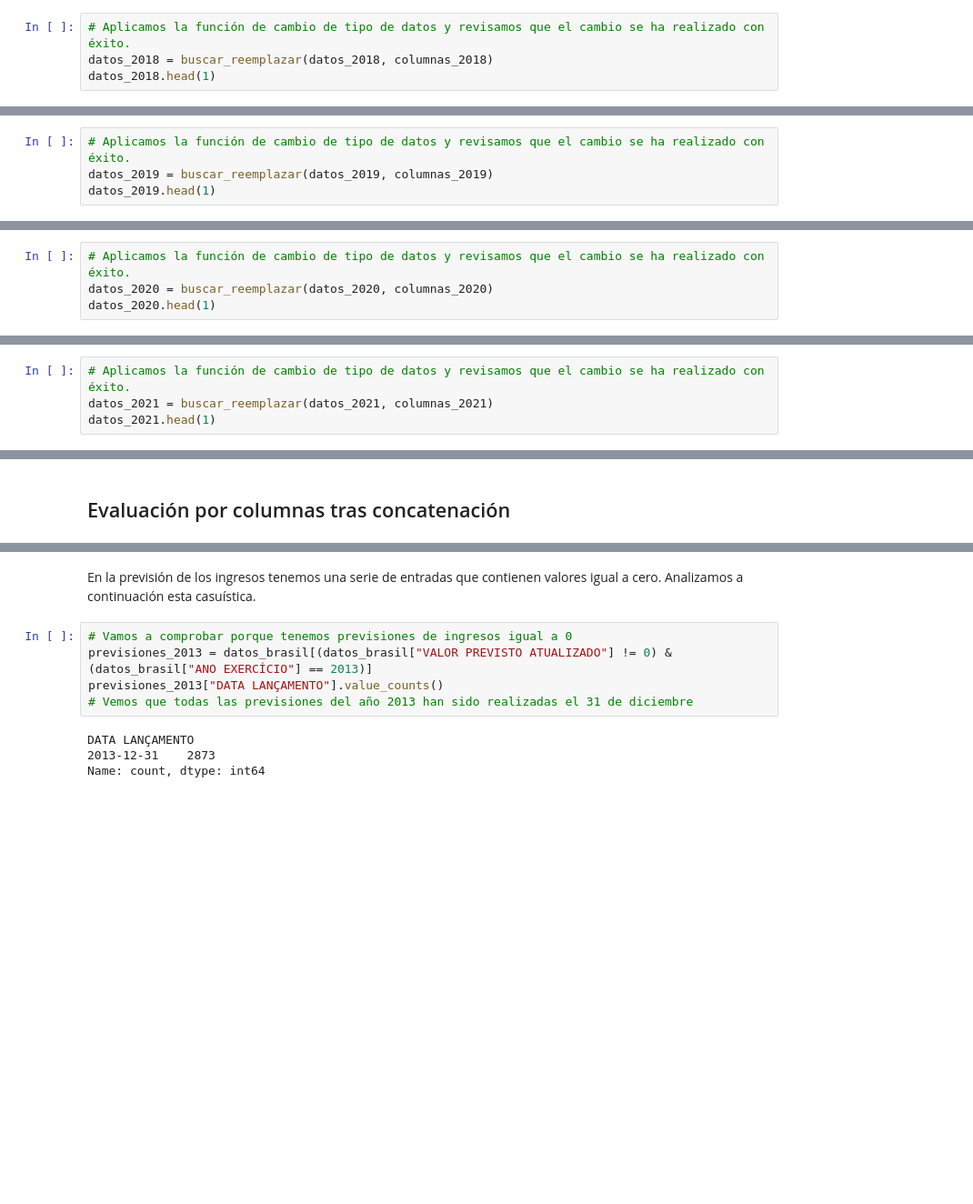
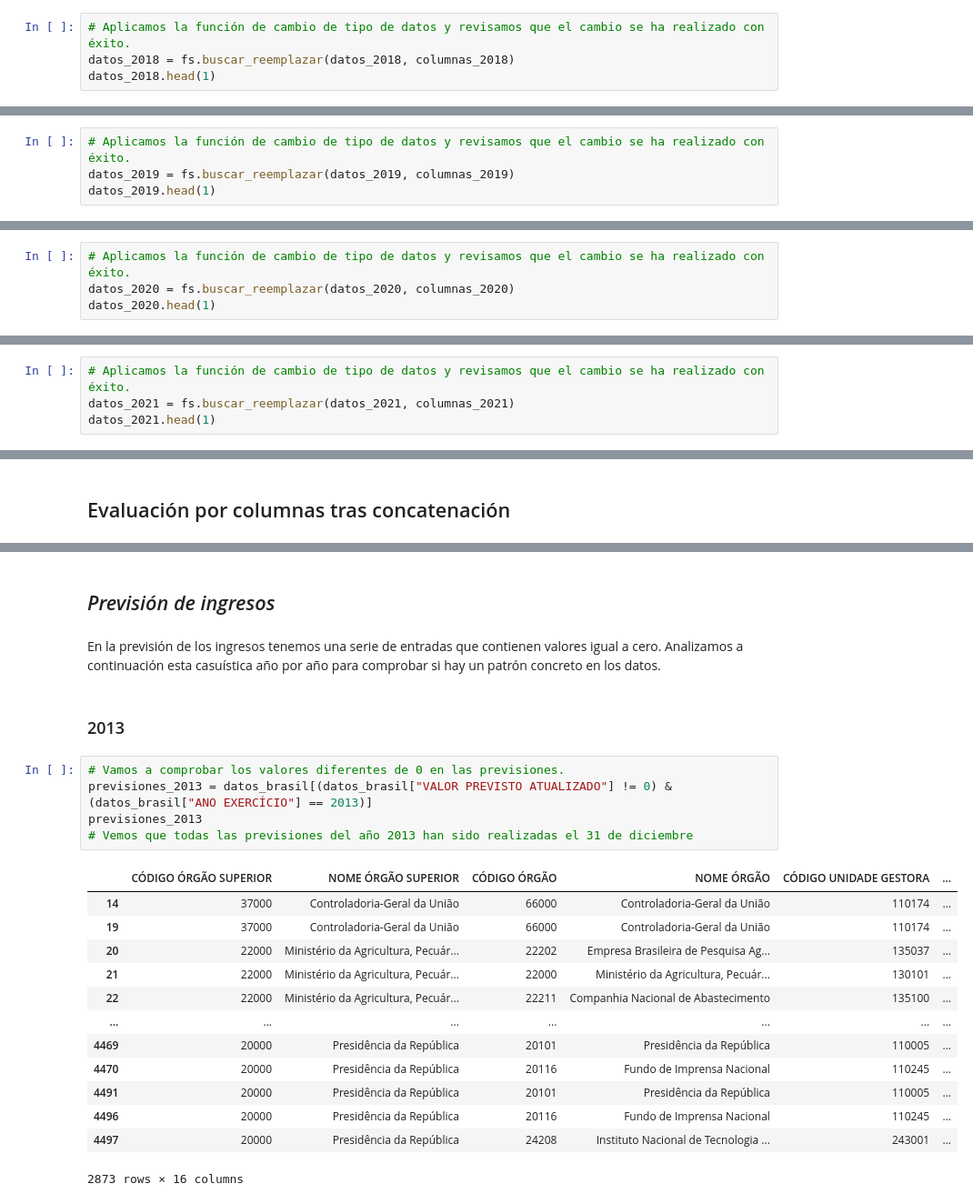
Before and after one commit to Gabijc/Proyecto2-Insights-Brasil, a Jupyter notebook: EDA_datos_Brasil.ipynb, the cells around one changed output, grey strips where cells are left out. Shown at 91% size. Saved outputs shown, nothing was run; the diff lists cells and outputs as text; blank space fills up the shorter version.

```diff
--- a/EDA_datos_Brasil.ipynb
+++ b/EDA_datos_Brasil.ipynb
@@ -769,7 +817,7 @@ Index(['VALOR PREVISTO ATUALIZADO', 'VALOR LANÇADO', 'VALOR REALIZADO',
       dtype='object')
 # %%
 # Aplicamos la función de cambio de tipo de datos y revisamos que el cambio se ha realizado con éxito.
-datos_2018 = buscar_reemplazar(datos_2018, columnas_2018)
+datos_2018 = fs.buscar_reemplazar(datos_2018, columnas_2018)
 datos_2018.head(1)
 # %% [output]
 |  | CÓDIGO ÓRGÃO SUPERIOR | NOME ÓRGÃO SUPERIOR | CÓDIGO ÓRGÃO | NOME ÓRGÃO | CÓDIGO UNIDADE GESTORA | ... |
@@ -937,7 +985,7 @@ Index(['VALOR PREVISTO ATUALIZADO', 'VALOR LANÇADO', 'VALOR REALIZADO',
       dtype='object')
 # %%
 # Aplicamos la función de cambio de tipo de datos y revisamos que el cambio se ha realizado con éxito.
-datos_2019 = buscar_reemplazar(datos_2019, columnas_2019)
+datos_2019 = fs.buscar_reemplazar(datos_2019, columnas_2019)
 datos_2019.head(1)
 # %% [output]
 |  | CÓDIGO ÓRGÃO SUPERIOR | NOME ÓRGÃO SUPERIOR | CÓDIGO ÓRGÃO | NOME ÓRGÃO | CÓDIGO UNIDADE GESTORA | ... |
@@ -1105,7 +1153,7 @@ Index(['VALOR PREVISTO ATUALIZADO', 'VALOR LANÇADO', 'VALOR REALIZADO',
       dtype='object')
 # %%
 # Aplicamos la función de cambio de tipo de datos y revisamos que el cambio se ha realizado con éxito.
-datos_2020 = buscar_reemplazar(datos_2020, columnas_2020)
+datos_2020 = fs.buscar_reemplazar(datos_2020, columnas_2020)
 datos_2020.head(1)
 # %% [output]
 |  | CÓDIGO ÓRGÃO SUPERIOR | NOME ÓRGÃO SUPERIOR | CÓDIGO ÓRGÃO | NOME ÓRGÃO | CÓDIGO UNIDADE GESTORA | ... |
@@ -1282,7 +1330,7 @@ Index(['VALOR PREVISTO ATUALIZADO', 'VALOR LANÇADO', 'VALOR REALIZADO',
       dtype='object')
 # %%
 # Aplicamos la función de cambio de tipo de datos y revisamos que el cambio se ha realizado con éxito.
-datos_2021 = buscar_reemplazar(datos_2021, columnas_2021)
+datos_2021 = fs.buscar_reemplazar(datos_2021, columnas_2021)
 datos_2021.head(1)
 # %% [output]
 |  | CÓDIGO ÓRGÃO SUPERIOR | NOME ÓRGÃO SUPERIOR | CÓDIGO ÓRGÃO | NOME ÓRGÃO | CÓDIGO UNIDADE GESTORA | ... |
@@ -1519,11 +1557,25 @@ Index(['CÓDIGO ÓRGÃO SUPERIOR', 'NOME ÓRGÃO SUPERIOR', 'CÓDIGO ÓRGÃO',
+# %% [markdown]
+## *Previsión de ingresos*
 # %% [markdown]
-En la previsión de los ingresos tenemos una serie de entradas que contienen valores igual a cero. Analizamos a continuación esta casuística.
+En la previsión de los ingresos tenemos una serie de entradas que contienen valores igual a cero. Analizamos a continuación esta casuística año por año para comprobar si hay un patrón concreto en los datos.
+# %% [markdown]
+### 2013
 # %%
-# Vamos a comprobar porque tenemos previsiones de ingresos igual a 0
+# Vamos a comprobar los valores diferentes de 0 en las previsiones.
 previsiones_2013 = datos_brasil[(datos_brasil["VALOR PREVISTO ATUALIZADO"] != 0) & (datos_brasil["ANO EXERCÍCIO"] == 2013)]
-previsiones_2013["DATA LANÇAMENTO"].value_counts()
+previsiones_2013
 # Vemos que todas las previsiones del año 2013 han sido realizadas el 31 de diciembre
 # %% [output]
+|  | CÓDIGO ÓRGÃO SUPERIOR | NOME ÓRGÃO SUPERIOR | CÓDIGO ÓRGÃO | NOME ÓRGÃO | CÓDIGO UNIDADE GESTORA | ... |
+| 14 | 37000 | Controladoria-Geral da União | 66000 | Controladoria-Geral da União | 110174 | ... |
+| 19 | 37000 | Controladoria-Geral da União | 66000 | Controladoria-Geral da União | 110174 | ... |
+| 20 | 22000 | Ministério da Agricultura, Pecuár... | 22202 | Empresa Brasileira de Pesquisa Ag... | 135037 | ... |
+| 21 | 22000 | Ministério da Agricultura, Pecuár... | 22000 | Ministério da Agricultura, Pecuár... | 130101 | ... |
+| 22 | 22000 | Ministério da Agricultura, Pecuár... | 22211 | Companhia Nacional de Abastecimento | 135100 | ... |
+| ... | ... | ... | ... | ... | ... | ... |
+| 4469 | 20000 | Presidência da República | 20101 | Presidência da República | 110005 | ... |
+| 4470 | 20000 | Presidência da República | 20116 | Fundo de Imprensa Nacional | 110245 | ... |
+| 4491 | 20000 | Presidência da República | 20101 | Presidência da República | 110005 | ... |
+| 4496 | 20000 | Presidência da República | 20116 | Fundo de Imprensa Nacional | 110245 | ... |
+| 4497 | 20000 | Presidência da República | 24208 | Instituto Nacional de Tecnologia ... | 243001 | ... |
-DATA LANÇAMENTO
-2013-12-31    2873
-Name: count, dtype: int64
+2873 rows × 16 columns
```
Also changed, not shown: parts of 52 cells of this notebook.
